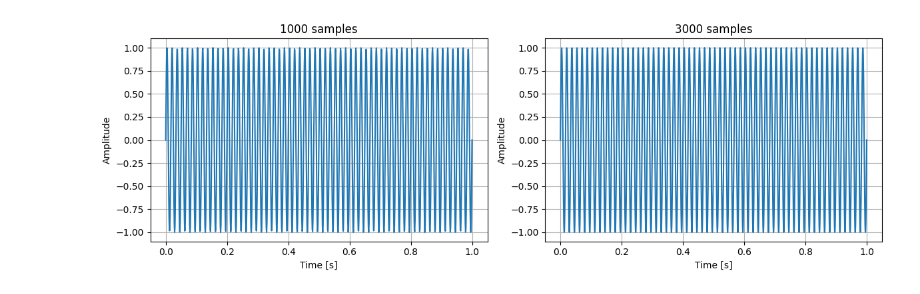
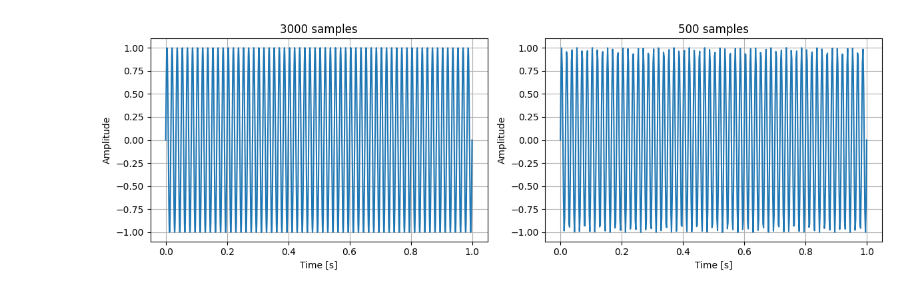
Before and after one commit to GabrielaRomoM/DSP-2024-2, a Jupyter notebook: Clase_131124.ipynb, the cells around one changed output. Saved outputs shown, nothing was run; the diff lists cells and outputs as text; code cells hidden in the pictures.

```diff
--- a/Clase_131124.ipynb
+++ b/Clase_131124.ipynb
@@ -6,33 +13,33 @@ import matplotlib.pyplot as plt
 # %%
 # Parameters
 f = 60  # Frequency of the sine waves in Hz
 t = 1   # Duration in seconds
-fs1 = 1000
-fs2 = 3000
+fs1 = 3000
+fs2 = 500
 
 # Time arrays
-t1 = np.linspace(0, t, 1000)  # 1000 samples per second
-t2 = np.linspace(0, t, 3000)  # 3000 samples per second
+t1 = np.linspace(0, t, fs1)  # 3000 samples per second
+t2 = np.linspace(0, t, fs2)  # 500 samples per second
 
 # Generate the sine waves
 s1 = np.sin(2 * np.pi * f * t1)
 s2 = np.sin(2 * np.pi * f * t2)
 
 # Plot the signals
 plt.figure(figsize=(12, 4))
 plt.subplot(1, 2, 1)
 plt.plot(t1, s1)
-plt.title("1000 samples")
+plt.title("3000 samples")
 plt.xlabel("Time [s]")
 plt.ylabel("Amplitude")
 plt.grid(True)
 plt.subplot(1, 2, 2)
 plt.plot(t2, s2)
-plt.title("3000 samples")
+plt.title("500 samples")
 plt.xlabel("Time [s]")
 plt.ylabel("Amplitude")
 plt.grid(True)
 plt.tight_layout()
 plt.show()
 # %% [output]
-[figure, old version]
+[figure, new version]
```
Also changed, not shown: parts of 4 cells of this notebook.
